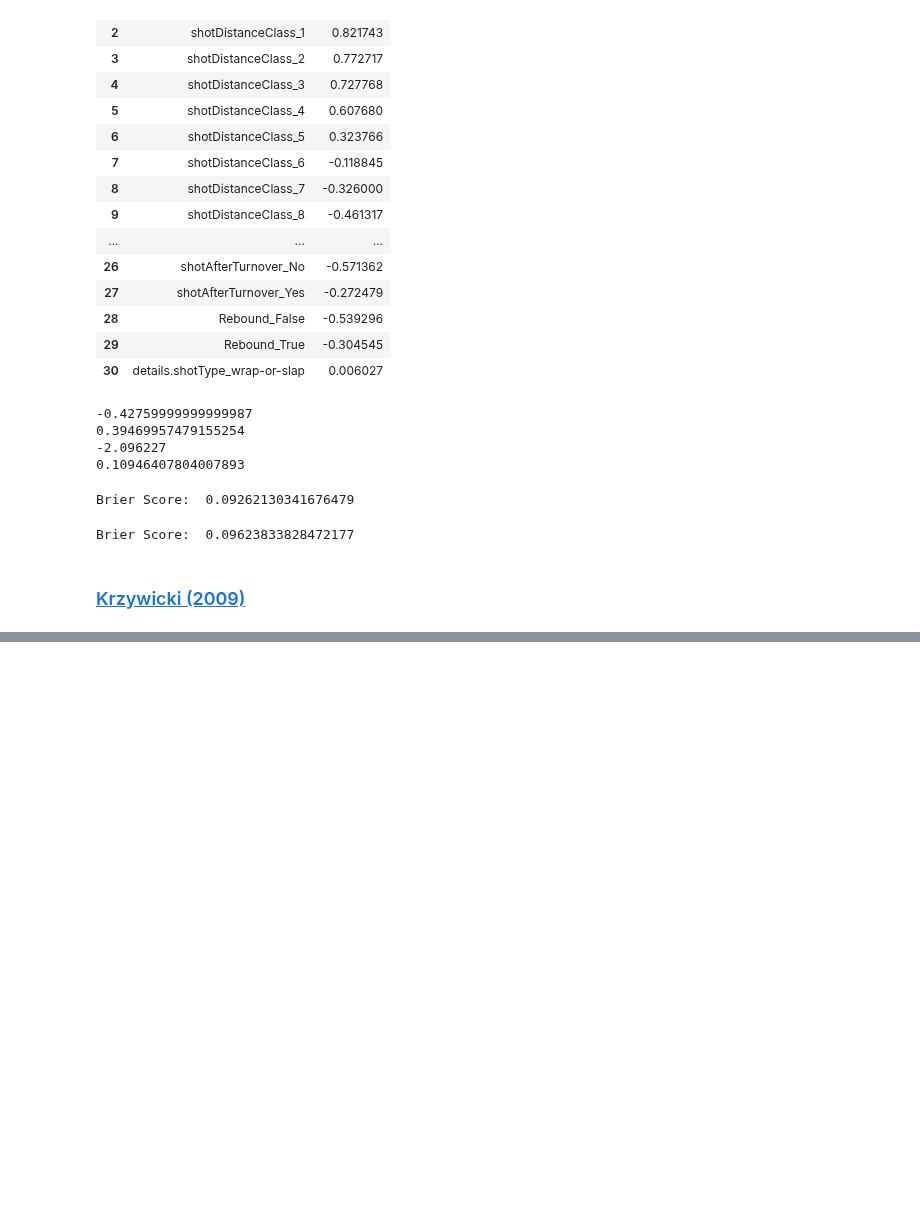
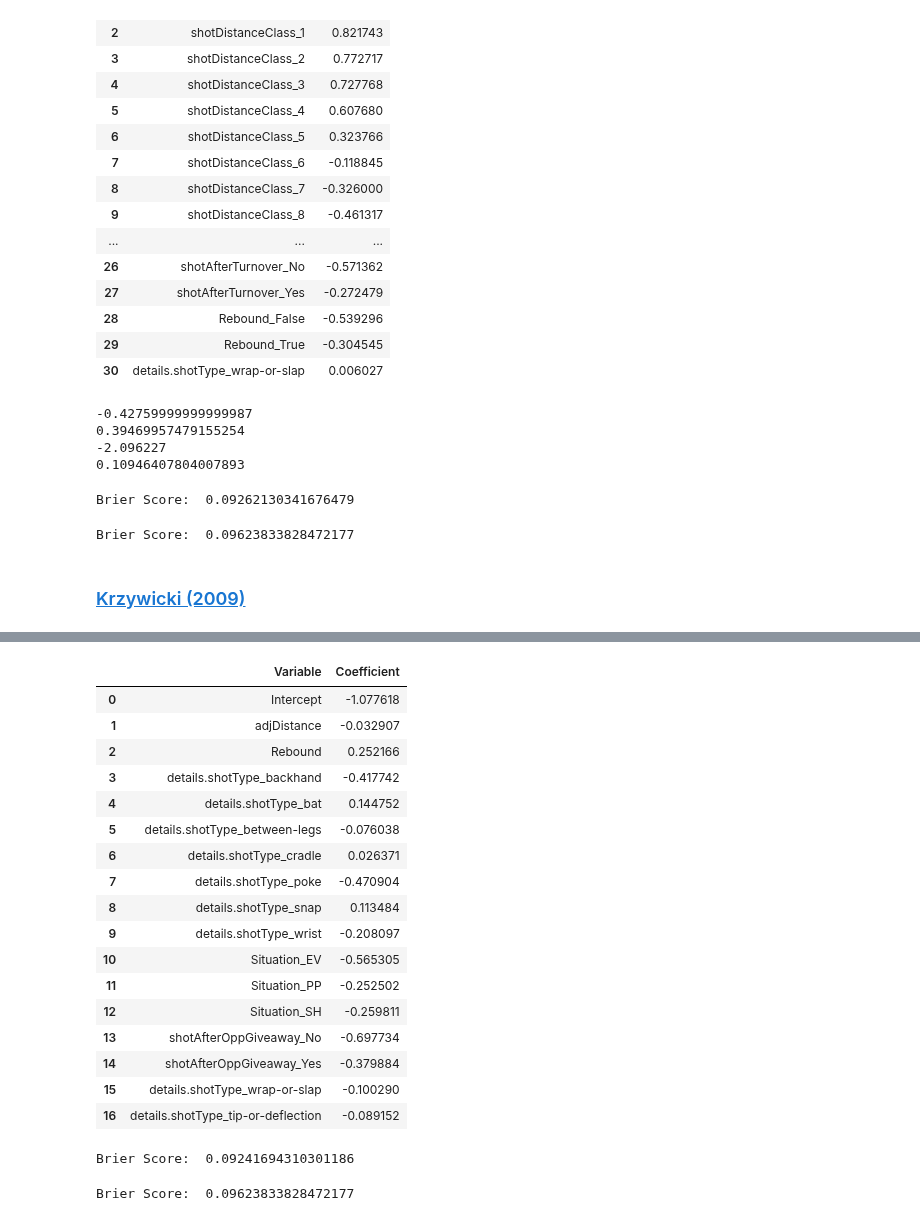
Before and after one commit to rromaniuk31/PhD-Research, a Jupyter notebook: Create_Historical_Models.ipynb, the cells around one changed output, grey strips where cells are left out. Cells and saved outputs as stored; diff of their text form; code cells hidden in the pictures; blank space fills up the shorter version.

```diff
--- a/Create_Historical_Models.ipynb
+++ b/Create_Historical_Models.ipynb
@@ -580,0 +586,6 @@ preprocess_data(train_pbp, "krzy09", gametype = "regular")
+# %%
+# Make X's and y's out of train/test
+X_train_krzy09 = train_pbp_krzy09.drop("goal", axis=1)
+X_test_krzy09 = test_pbp_krzy09.drop("goal", axis=1)
+y_train_krzy09 = train_pbp_krzy09["goal"]
+y_test_krzy09 = test_pbp_krzy09["goal"]
@@ -580,0 +604,36 @@ preprocess_data(train_pbp, "krzy09", gametype = "regular")
+# %%
+coeff_krzy09 = pd.DataFrame({"Variable": X_train_krzy09.columns, "Coefficient": model_krzy09.coef_[0]})
+intercept_krzy09 = pd.DataFrame({"Variable": ["Intercept"], "Coefficient": model_krzy09.intercept_})
+pd.concat([intercept_krzy09, coeff_krzy09], ignore_index = True)
+# %% [output]
+|  | Variable | Coefficient |
+| 0 | Intercept | -1.077618 |
+| 1 | adjDistance | -0.032907 |
+| 2 | Rebound | 0.252166 |
+| 3 | details.shotType_backhand | -0.417742 |
+| 4 | details.shotType_bat | 0.144752 |
+| 5 | details.shotType_between-legs | -0.076038 |
+| 6 | details.shotType_cradle | 0.026371 |
+| 7 | details.shotType_poke | -0.470904 |
+| 8 | details.shotType_snap | 0.113484 |
+| 9 | details.shotType_wrist | -0.208097 |
+| 10 | Situation_EV | -0.565305 |
+| 11 | Situation_PP | -0.252502 |
+| 12 | Situation_SH | -0.259811 |
+| 13 | shotAfterOppGiveaway_No | -0.697734 |
+| 14 | shotAfterOppGiveaway_Yes | -0.379884 |
+| 15 | details.shotType_wrap-or-slap | -0.100290 |
+| 16 | details.shotType_tip-or-deflection | -0.089152 |
+# %%
+# Obtain model performance
+bs_krzy09 = brier_score_loss(y_test_krzy09, preds_krzy09[:,1])
+print("Brier Score: ", bs_krzy09)
+# %% [output]
+Brier Score:  0.09241694310301186
+# %%
+# Obtain model performance predicting shooting percentage everytime
+shoot_per09 = sum(y_train_krzy09)/len(y_train_krzy09)
+bs_shoot_per09 = brier_score_loss(y_test_krzy09, [shoot_per09] * len(y_test_krzy09))
+print("Brier Score: ", bs_shoot_per09)
+# %% [output]
+Brier Score:  0.09623833828472177
```
Also changed, not shown: parts of 4 cells of this notebook.
